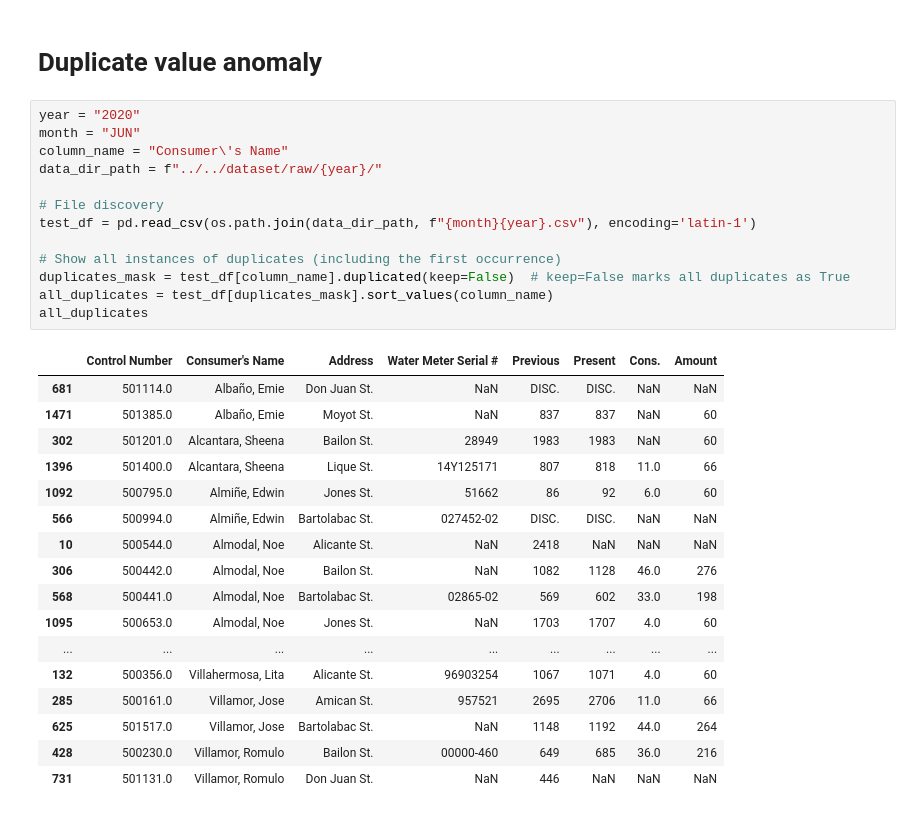
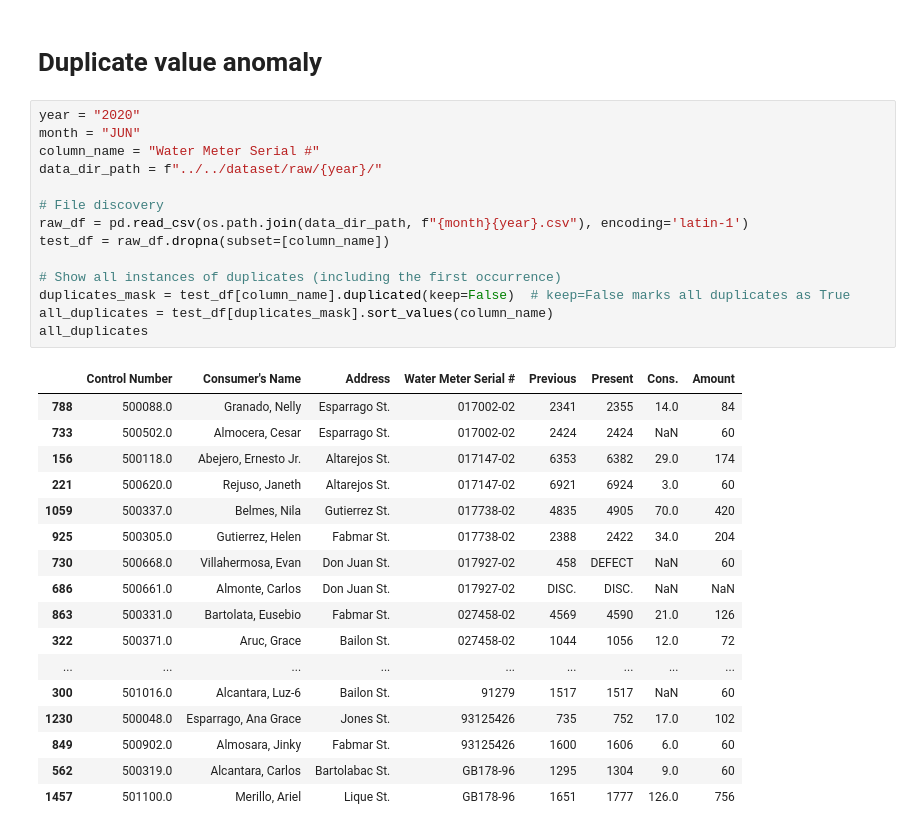
Before and after one commit to marcusAlmo/waterflow_model_training, a Jupyter notebook: data_preparation/v1/data_assessment.ipynb, the cells around one changed output. Cells and saved outputs as stored; diff of their text form.

```diff
--- a/data_preparation/v1/data_assessment.ipynb
+++ b/data_preparation/v1/data_assessment.ipynb
@@ -118,34 +182,35 @@ memory usage: 106.1+ KB
 # %%
 year = "2020"
 month = "JUN"
-column_name = "Consumer\'s Name"
+column_name = "Water Meter Serial #"
 data_dir_path = f"../../dataset/raw/{year}/"
 
 # File discovery
-test_df = pd.read_csv(os.path.join(data_dir_path, f"{month}{year}.csv"), encoding='latin-1')
+raw_df = pd.read_csv(os.path.join(data_dir_path, f"{month}{year}.csv"), encoding='latin-1')
+test_df = raw_df.dropna(subset=[column_name])
 
 # Show all instances of duplicates (including the first occurrence)
 duplicates_mask = test_df[column_name].duplicated(keep=False)  # keep=False marks all duplicates as True
 all_duplicates = test_df[duplicates_mask].sort_values(column_name)
 all_duplicates
 # %% [output]
 |  | Control Number | Consumer's Name | Address | Water Meter Serial # | Previous | Present | Cons. | Amount |
-| 681 | 501114.0 | Albaño, Emie | Don Juan St. | NaN | DISC. | DISC. | NaN | NaN |
-| 1471 | 501385.0 | Albaño, Emie | Moyot St. | NaN | 837 | 837 | NaN | 60 |
-| 302 | 501201.0 | Alcantara, Sheena | Bailon St. | 28949 | 1983 | 1983 | NaN | 60 |
-| 1396 | 501400.0 | Alcantara, Sheena | Lique St. | 14Y125171 | 807 | 818 | 11.0 | 66 |
-| 1092 | 500795.0 | Almiñe, Edwin | Jones St. | 51662 | 86 | 92 | 6.0 | 60 |
-| 566 | 500994.0 | Almiñe, Edwin | Bartolabac St. | 027452-02 | DISC. | DISC. | NaN | NaN |
-| 10 | 500544.0 | Almodal, Noe | Alicante St. | NaN | 2418 | NaN | NaN | NaN |
-| 306 | 500442.0 | Almodal, Noe | Bailon St. | NaN | 1082 | 1128 | 46.0 | 276 |
-| 568 | 500441.0 | Almodal, Noe | Bartolabac St. | 02865-02 | 569 | 602 | 33.0 | 198 |
-| 1095 | 500653.0 | Almodal, Noe | Jones St. | NaN | 1703 | 1707 | 4.0 | 60 |
+| 788 | 500088.0 | Granado, Nelly | Esparrago St. | 017002-02 | 2341 | 2355 | 14.0 | 84 |
+| 733 | 500502.0 | Almocera, Cesar | Esparrago St. | 017002-02 | 2424 | 2424 | NaN | 60 |
+| 156 | 500118.0 | Abejero, Ernesto Jr. | Altarejos St. | 017147-02 | 6353 | 6382 | 29.0 | 174 |
+| 221 | 500620.0 | Rejuso, Janeth | Altarejos St. | 017147-02 | 6921 | 6924 | 3.0 | 60 |
+| 1059 | 500337.0 | Belmes, Nila | Gutierrez St. | 017738-02 | 4835 | 4905 | 70.0 | 420 |
+| 925 | 500305.0 | Gutierrez, Helen | Fabmar St. | 017738-02 | 2388 | 2422 | 34.0 | 204 |
+| 730 | 500668.0 | Villahermosa, Evan | Don Juan St. | 017927-02 | 458 | DEFECT | NaN | 60 |
+| 686 | 500661.0 | Almonte, Carlos | Don Juan St. | 017927-02 | DISC. | DISC. | NaN | NaN |
+| 863 | 500331.0 | Bartolata, Eusebio | Fabmar St. | 027458-02 | 4569 | 4590 | 21.0 | 126 |
+| 322 | 500371.0 | Aruc, Grace | Bailon St. | 027458-02 | 1044 | 1056 | 12.0 | 72 |
 | ... | ... | ... | ... | ... | ... | ... | ... | ... |
-| 132 | 500356.0 | Villahermosa, Lita | Alicante St. | 96903254 | 1067 | 1071 | 4.0 | 60 |
-| 285 | 500161.0 | Villamor, Jose | Amican St. | 957521 | 2695 | 2706 | 11.0 | 66 |
-| 625 | 501517.0 | Villamor, Jose | Bartolabac St. | NaN | 1148 | 1192 | 44.0 | 264 |
-| 428 | 500230.0 | Villamor, Romulo | Bailon St. | 00000-460 | 649 | 685 | 36.0 | 216 |
-| 731 | 501131.0 | Villamor, Romulo | Don Juan St. | NaN | 446 | NaN | NaN | NaN |
+| 300 | 501016.0 | Alcantara, Luz-6 | Bailon St. | 91279 | 1517 | 1517 | NaN | 60 |
+| 1230 | 500048.0 | Esparrago, Ana Grace | Jones St. | 93125426 | 735 | 752 | 17.0 | 102 |
+| 849 | 500902.0 | Almosara, Jinky | Fabmar St. | 93125426 | 1600 | 1606 | 6.0 | 60 |
+| 562 | 500319.0 | Alcantara, Carlos | Bartolabac St. | GB178-96 | 1295 | 1304 | 9.0 | 60 |
+| 1457 | 501100.0 | Merillo, Ariel | Lique St. | GB178-96 | 1651 | 1777 | 126.0 | 756 |
 # %%
 year = "2020"
 month = "JUN"
```
Also changed, not shown: parts of 12 cells of this notebook, 2 other files.
